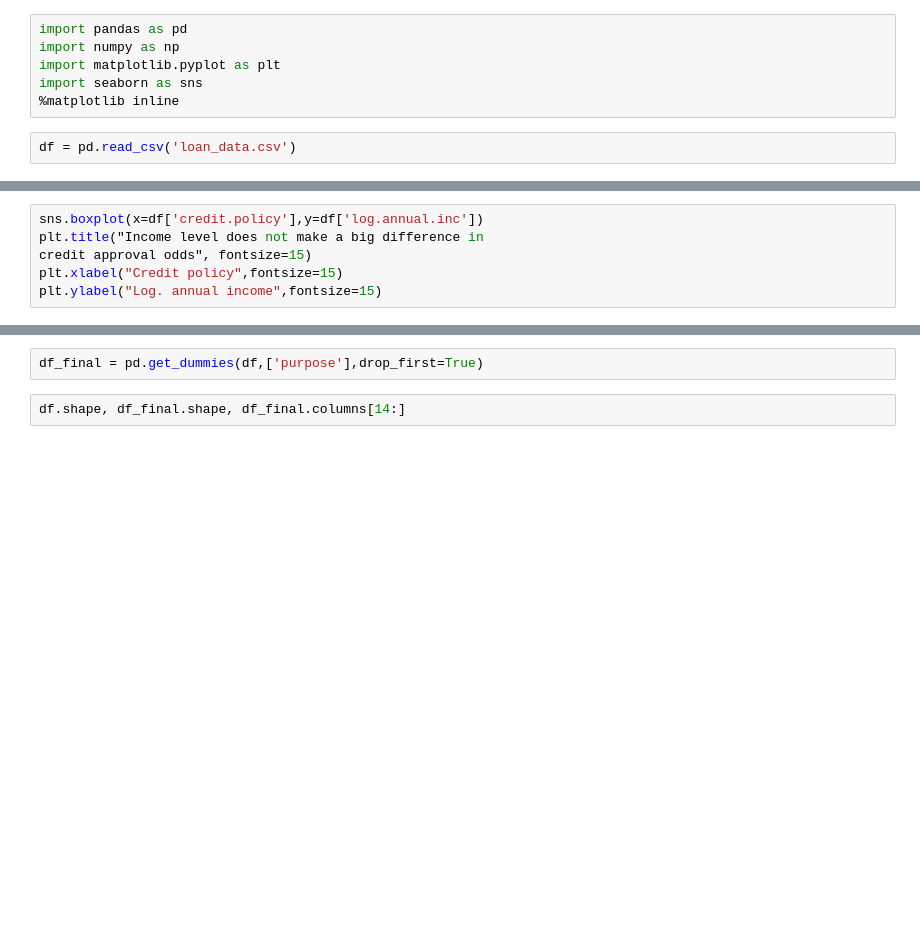
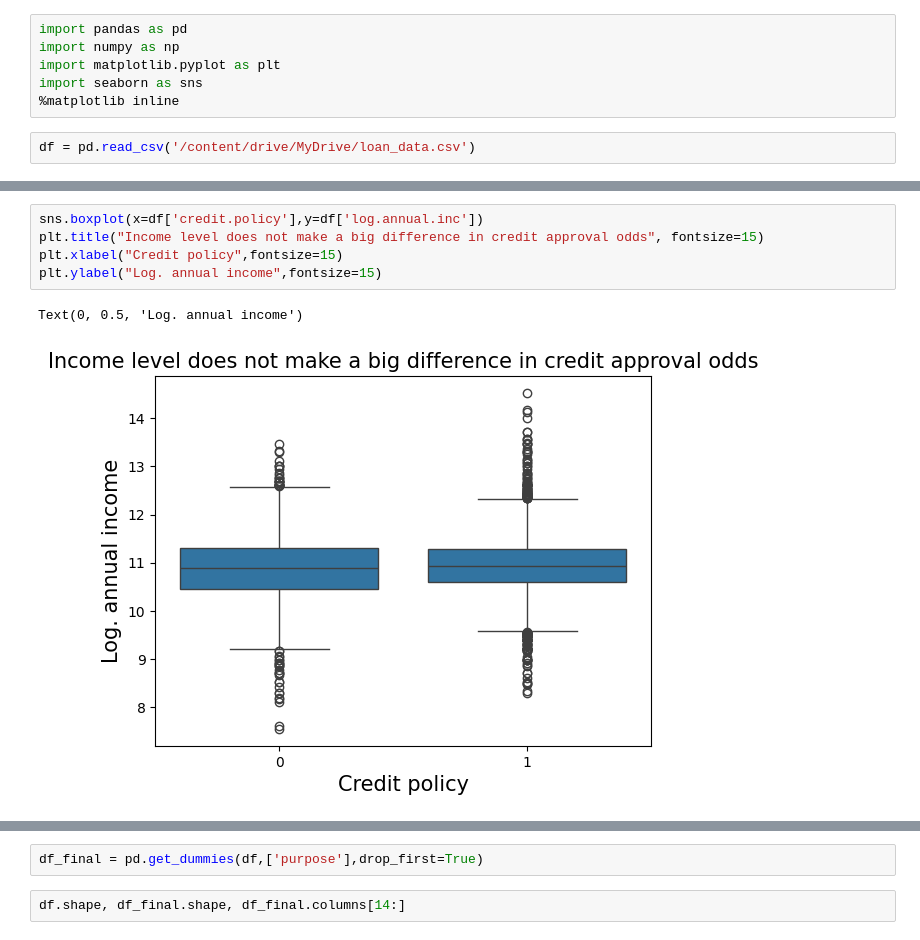
Before and after one commit to 2303A53017/AIML-Lab-Batch-45-46, a Jupyter notebook: Lab_09.ipynb, the cells around one changed output, grey strips where cells are left out. Drawn from its saved outputs; the diff is of its cells as text; blank space fills up the shorter version.

```diff
--- a/Lab_09.ipynb
+++ b/Lab_09.ipynb
@@ -7,4 +7,4 @@ import matplotlib.pyplot as plt
 import seaborn as sns
 %matplotlib inline
 # %%
-df = pd.read_csv('loan_data.csv')
+df = pd.read_csv('/content/drive/MyDrive/loan_data.csv')
@@ -49,9 +94,11 @@ plt.ylabel("Interest rate",fontsize=15)
 # %%
 sns.boxplot(x=df['credit.policy'],y=df['log.annual.inc'])
-plt.title("Income level does not make a big difference in
-credit approval odds", fontsize=15)
+plt.title("Income level does not make a big difference in credit approval odds", fontsize=15)
 plt.xlabel("Credit policy",fontsize=15)
 plt.ylabel("Log. annual income",fontsize=15)
+# %% [output]
+Text(0, 0.5, 'Log. annual income')
+[figure, added]
 # %%
 sns.boxplot(x=df['credit.policy'],y=df['days.with.cr.line'])
 plt.title("Credit-approved users have a slightly higher days with credit line", fontsize=15)
```
Also changed, not shown: parts of 29 cells of this notebook.
